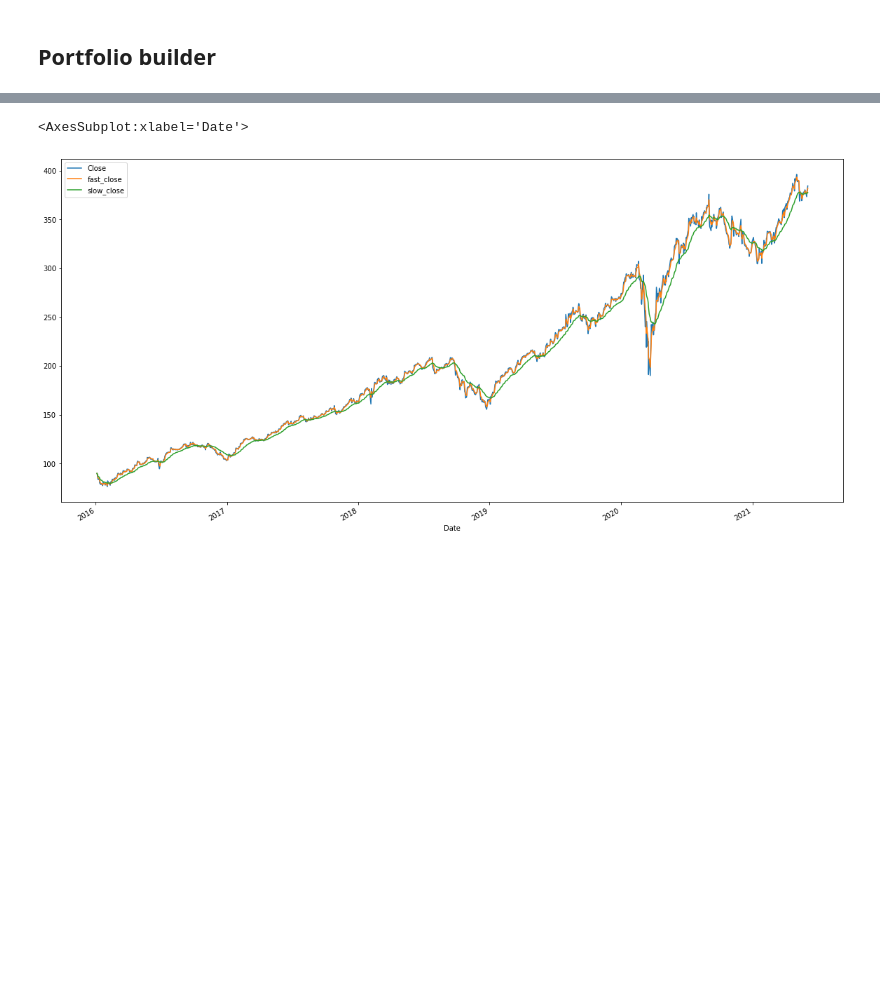
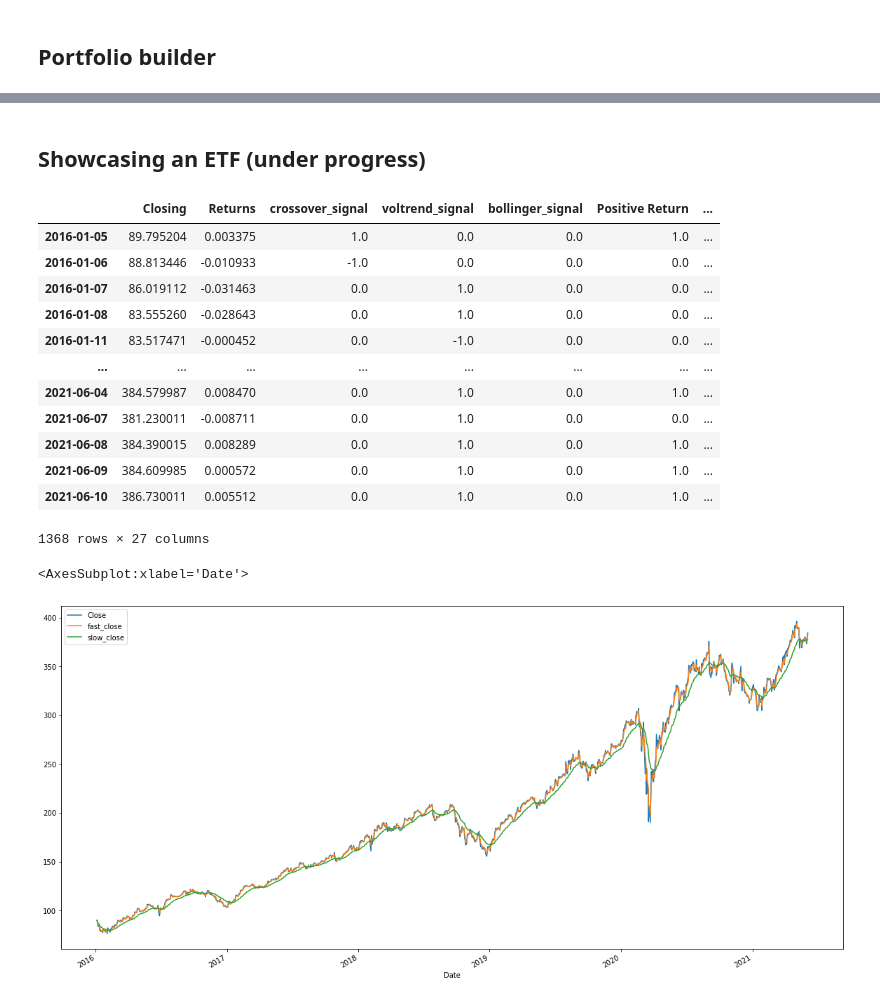
Before and after one commit to scolpan/etf_ml, a Jupyter notebook: InitialETF.ipynb, the cells around one changed output, grey strips where cells are left out. Cells and saved outputs as stored; diff of their text form; code cells hidden in the pictures; blank space fills up the shorter version.

```diff
--- a/InitialETF.ipynb
+++ b/InitialETF.ipynb
@@ -199,14 +201,26 @@ etf_closing.columns[50]
 # %% [markdown]
 ## Random Forest Regressor
 # %%
-def rfr_model(ticker_df):
+def rfr_model(ticker_df, covid_columns):
 
-    X = ticker_df[['crossover_signal', 'voltrend_signal', 'bollinger_signal']]
+    features = []
+    if toggle_covid == 1:
+        #Add the covid features
+        features = covid_columns
+
+    #Add the signal features
+    features.append('crossover_signal')
+    features.append('voltrend_signal')
+    features.append('bollinger_signal')
+
+    # Features
+    X = ticker_df[features]
+    # Target
     y = ticker_df['Positive Return']
 
     # Instantiate model with 1000 decision trees
     rf = RandomForestRegressor(n_estimators = 1000, random_state = 42)
-    # Train the model on training data
+    # Train the model on feature and target data
     rf.fit(X, y);
 
     predictions = rf.predict(X)
@@ -481,0 +500,2 @@ sig_df
+# %% [markdown]
+## Showcasing an ETF (under progress)
@@ -482,3 +504,42 @@ sig_df
+# %%
+#Showcasing SPGI (at index 50 in our list of ETFs)
+
+ticker_name = etf_closing.columns[50]
+
+ticker_df = pd.DataFrame()
+#predicted_df = pd.DataFrame()
+
+ticker_df['Closing'] = etf_closing.iloc[:,50]
+
+#Build model and get predictions.
+predicted_df = build_model(ticker_df, ticker_name)
+
+#Simulate an investment portfolio based on predictions.
+#For now we assume we invest $1000 to each ETF.
+investment_df = calculate_investment(predicted_df, 0.1)
+
+portfolio_df = pd.concat([predicted_df, investment_df], axis='columns', join='inner')
+
+#Get the final value of equity from the dataframe
+#final_equity = portfolio_df['equity'][portfolio_df.index[-1]]
+
+#portfolio_results.append([ticker_name, final_equity])
+
+display(portfolio_df)
+# %% [output]
+|  | Closing | Returns | crossover_signal | voltrend_signal | bollinger_signal | Positive Return | ... |
+| 2016-01-05 | 89.795204 | 0.003375 | 1.0 | 0.0 | 0.0 | 1.0 | ... |
+| 2016-01-06 | 88.813446 | -0.010933 | -1.0 | 0.0 | 0.0 | 0.0 | ... |
+| 2016-01-07 | 86.019112 | -0.031463 | 0.0 | 1.0 | 0.0 | 0.0 | ... |
+| 2016-01-08 | 83.555260 | -0.028643 | 0.0 | 1.0 | 0.0 | 0.0 | ... |
+| 2016-01-11 | 83.517471 | -0.000452 | 0.0 | -1.0 | 0.0 | 0.0 | ... |
+| ... | ... | ... | ... | ... | ... | ... | ... |
+| 2021-06-04 | 384.579987 | 0.008470 | 0.0 | 1.0 | 0.0 | 1.0 | ... |
+| 2021-06-07 | 381.230011 | -0.008711 | 0.0 | 1.0 | 0.0 | 0.0 | ... |
+| 2021-06-08 | 384.390015 | 0.008289 | 0.0 | 1.0 | 0.0 | 1.0 | ... |
+| 2021-06-09 | 384.609985 | 0.000572 | 0.0 | 1.0 | 0.0 | 1.0 | ... |
+| 2021-06-10 | 386.730011 | 0.005512 | 0.0 | 1.0 | 0.0 | 1.0 | ... |
+1368 rows × 27 columns
 # %%
 ### Plot Exponential Moving Average of Closing Prices
 sig_df[['Close', 'fast_close', 'slow_close']].plot(figsize=(20,10))
```
Also changed, not shown: parts of 83 cells of this notebook.
